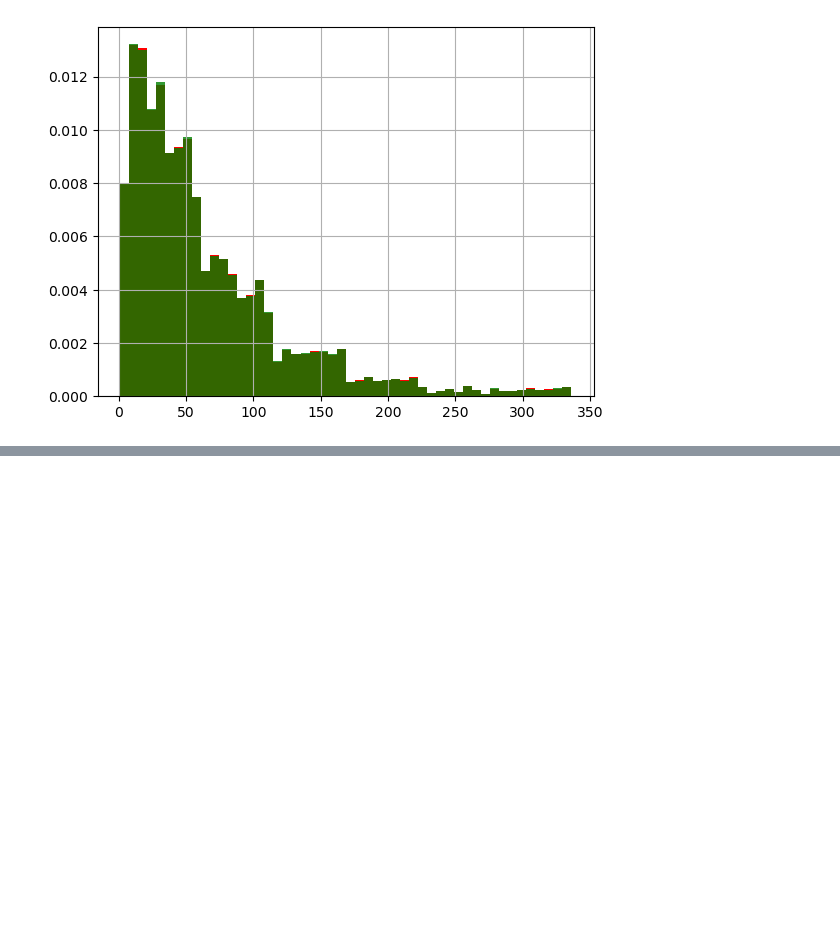
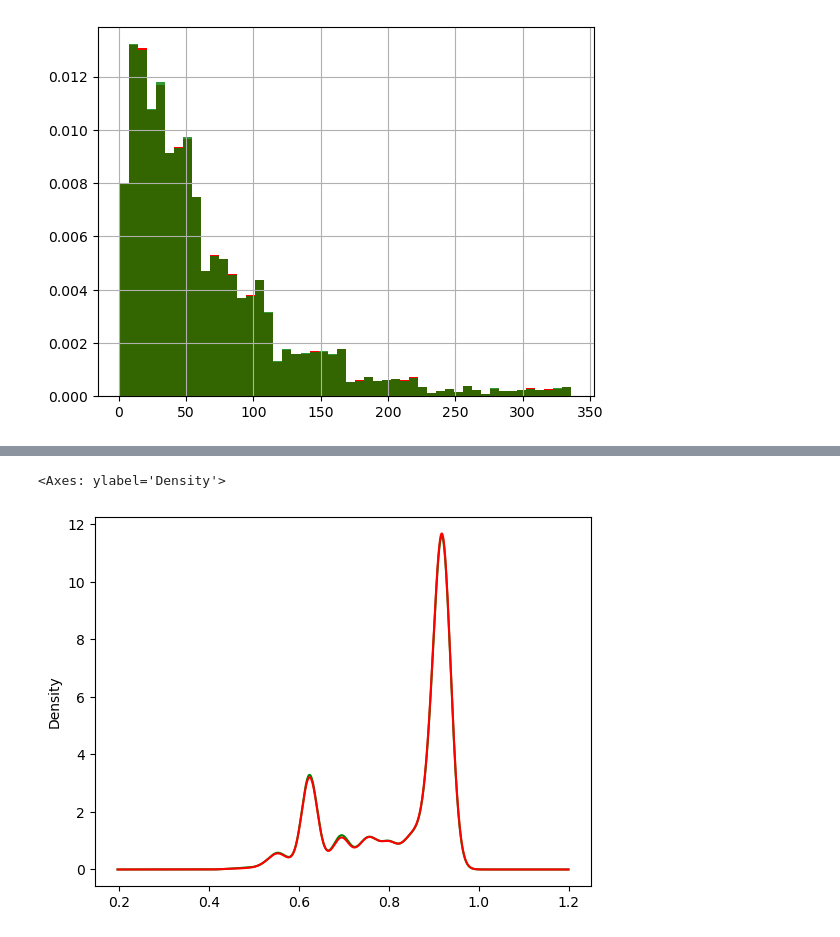
Before and after one commit to kartikkumarofficial/Python, a Jupyter notebook: jupyter/campusx/35_missingdata.ipynb, the cells around one changed output, grey strips where cells are left out. Cells and saved outputs as stored; diff of their text form; code cells hidden in the pictures; blank space fills up the shorter version.

```diff
--- a/jupyter/campusx/35_missingdata.ipynb
+++ b/jupyter/campusx/35_missingdata.ipynb
@@ -94,0 +101,8 @@ new_df['training_hours'].hist(bins=50,ax=ax,density=True,color='green',alpha=0.8
+# %%
+
+
+df['city_development_index'].plot.density(color='green')
+new_df['city_development_index'].plot.density(color='red')
+# %% [output]
+<Axes: ylabel='Density'>
+[figure, added]
```
Also changed, not shown: parts of 3 cells of this notebook, 2 other files.
